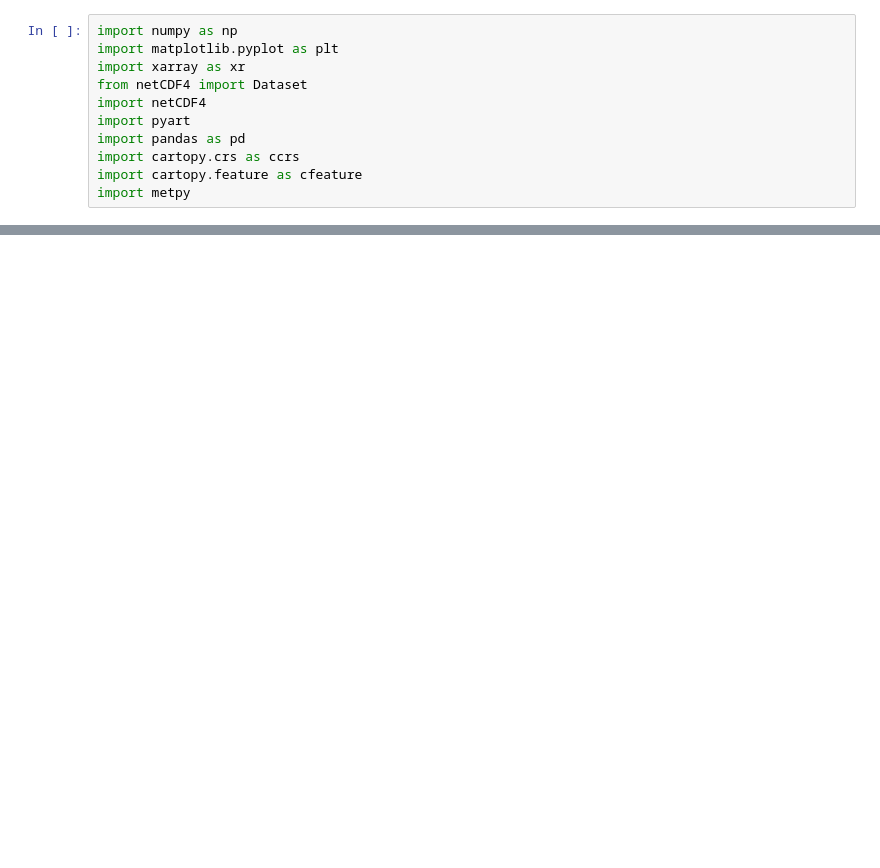
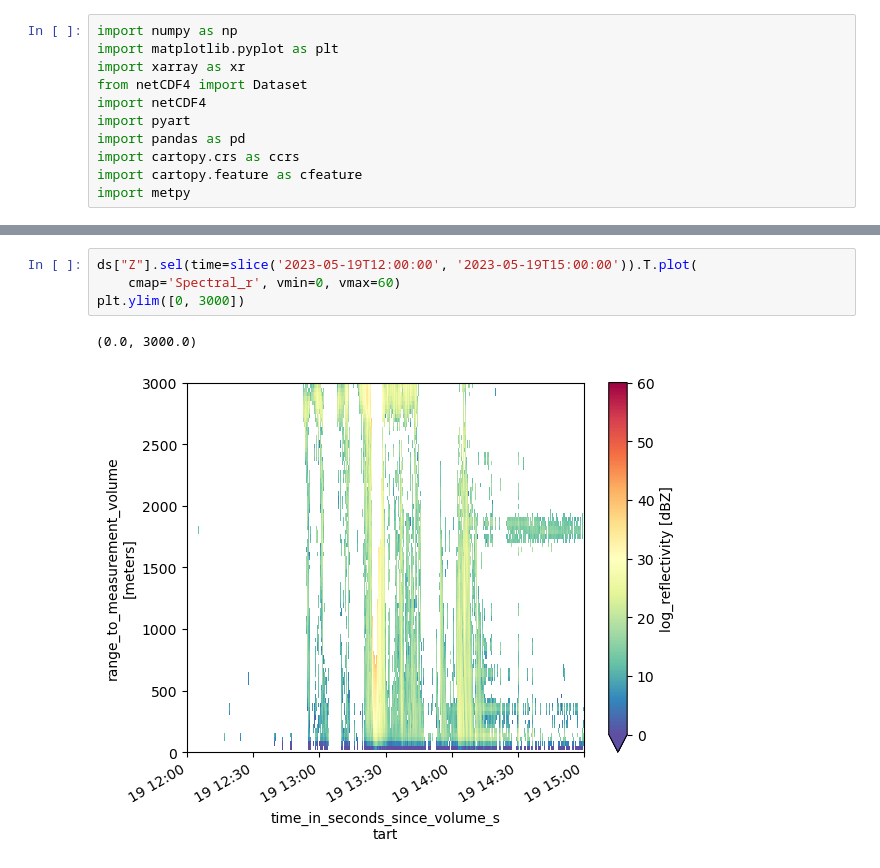
Before and after one commit to tehreemqureshi/argonne-remote-sensing, a Jupyter notebook: notebooks/MRR.ipynb, the cells around one changed output, grey strips where cells are left out. Drawn from its saved outputs; the diff is of its cells as text; blank space fills up the shorter version.

```diff
--- a/notebooks/MRR.ipynb
+++ b/notebooks/MRR.ipynb
@@ -48,0 +79,7 @@ plt.show()
+# %%
+ds["Z"].sel(time=slice('2023-05-19T12:00:00', '2023-05-19T15:00:00')).T.plot(
+    cmap='Spectral_r', vmin=0, vmax=60)
+plt.ylim([0, 3000])
+# %% [output]
+(0.0, 3000.0)
+[figure, added]
```
Also changed, not shown: parts of 8 cells of this notebook.
